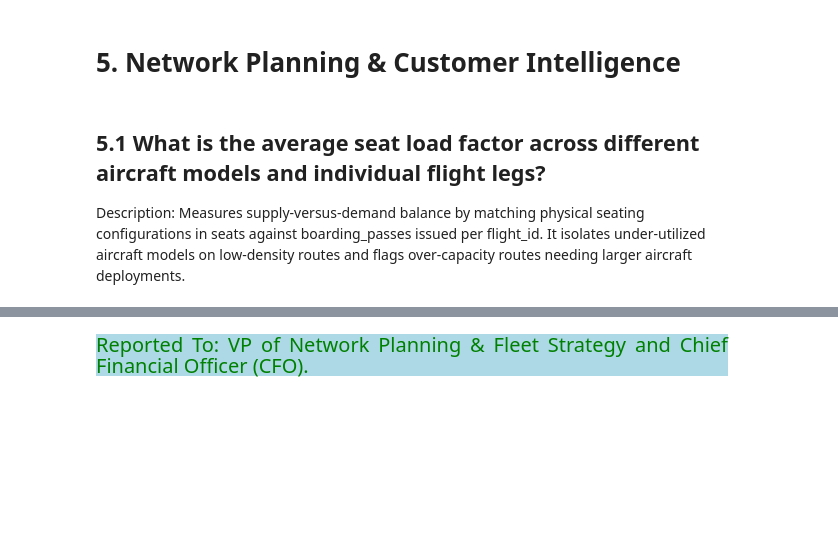
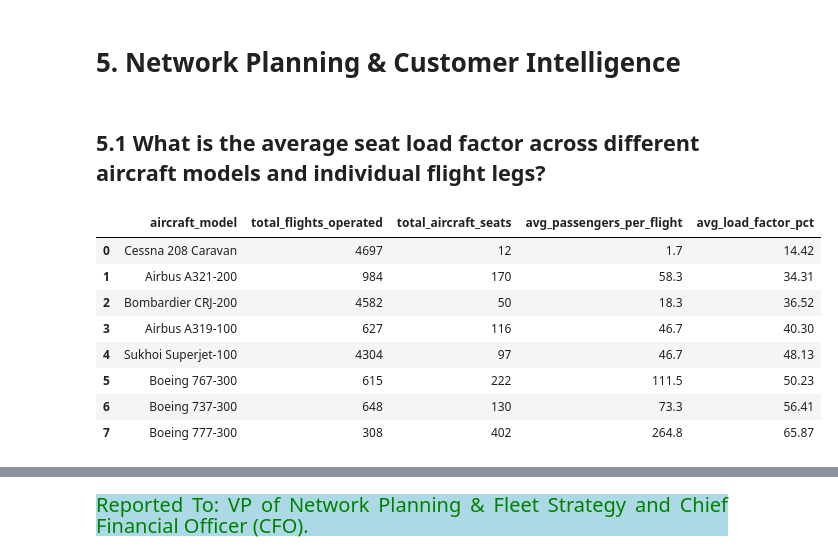
Before and after one commit to Kartika-Nidhi/Airlines_Operation_Analysis_SQL, a Jupyter notebook: AirlinesAnalysisSQl.ipynb, the cells around one changed output, grey strips where cells are left out. Drawn from its saved outputs; the diff is of its cells as text; code cells hidden in the pictures; blank space fills up the shorter version.

```diff
--- a/AirlinesAnalysisSQl.ipynb
+++ b/AirlinesAnalysisSQl.ipynb
@@ -691,5 +691,57 @@ Reported To: Head of Revenue Management & Pricing and Director of Demand Generat
 # 5. Network Planning & Customer Intelligence
 # %% [markdown]
 ## 5.1 What is the average seat load factor across different aircraft models and individual flight legs?
-
-Description: Measures supply-versus-demand balance by matching physical seating configurations in seats against boarding_passes issued per flight_id. It isolates under-utilized aircraft models on low-density routes and flags over-capacity routes needing larger aircraft deployments.
+# %%
+query = """
+
+WITH aircraft_capacities AS (
+    SELECT
+        aircraft_code,
+        COUNT(seat_no) AS total_aircraft_seats
+    FROM seats
+    GROUP BY aircraft_code
+),
+
+flight_passenger_counts AS (
+    SELECT
+        flt.flight_id,
+        flt.aircraft_code,
+        COUNT(bp.boarding_no) AS passengers_boarded
+    FROM flights flt
+    LEFT JOIN boarding_passes bp
+        ON flt.flight_id = bp.flight_id
+    WHERE
+        flt.status = 'Arrived' OR flt.status = 'Departed'
+    GROUP BY flt.flight_id, flt.aircraft_code
+)
+
+SELECT
+    ad.model AS aircraft_model,
+    COUNT(fpc.flight_id) AS total_flights_operated,
+    ac.total_aircraft_seats,
+    ROUND(AVG(fpc.passengers_boarded), 1) AS avg_passengers_per_flight,
+    ROUND(
+        (AVG(fpc.passengers_boarded) / ac.total_aircraft_seats) * 100, 2
+    ) AS avg_load_factor_pct
+
+FROM flight_passenger_counts fpc
+INNER JOIN aircraft_capacities ac
+    ON fpc.aircraft_code = ac.aircraft_code
+INNER JOIN aircrafts_data ad
+    ON fpc.aircraft_code = ad.aircraft_code
+GROUP BY ad.model, ac.total_aircraft_seats
+ORDER BY avg_load_factor_pct ASC;
+"""
+
+load_factor_df = pd.read_sql(query, engine)
+load_factor_df
+# %% [output]
+|  | aircraft_model | total_flights_operated | total_aircraft_seats | avg_passengers_per_flight | avg_load_factor_pct |
+| 0 | Cessna 208 Caravan | 4697 | 12 | 1.7 | 14.42 |
+| 1 | Airbus A321-200 | 984 | 170 | 58.3 | 34.31 |
+| 2 | Bombardier CRJ-200 | 4582 | 50 | 18.3 | 36.52 |
+| 3 | Airbus A319-100 | 627 | 116 | 46.7 | 40.30 |
+| 4 | Sukhoi Superjet-100 | 4304 | 97 | 46.7 | 48.13 |
+| 5 | Boeing 767-300 | 615 | 222 | 111.5 | 50.23 |
+| 6 | Boeing 737-300 | 648 | 130 | 73.3 | 56.41 |
+| 7 | Boeing 777-300 | 308 | 402 | 264.8 | 65.87 |
```
Also changed, not shown: parts of 2 cells of this notebook.
